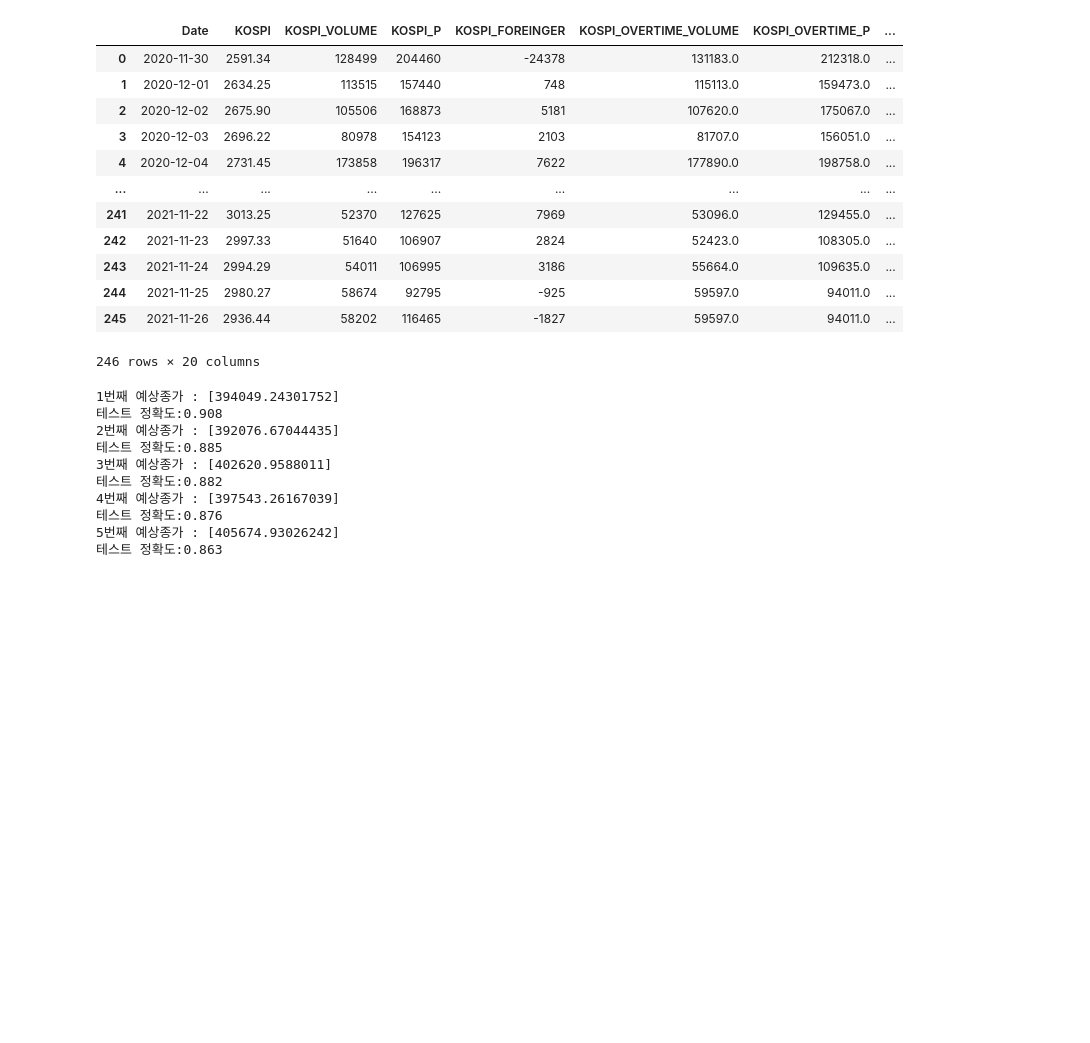
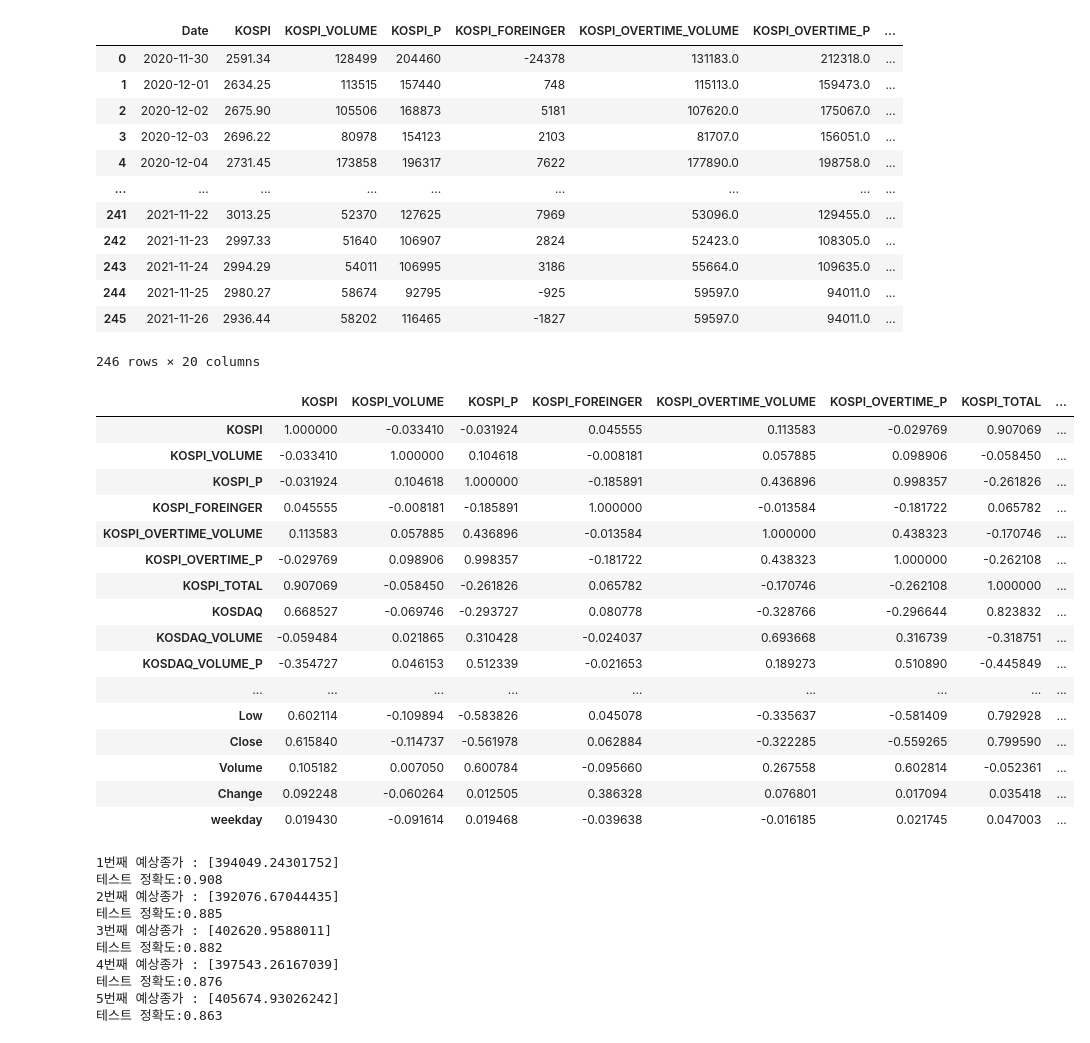
Before and after one commit to joniekwon/dacon, a Jupyter notebook: stock_close_prediction_competition/주식 종가 예측 경진대회 private 37.ipynb, the cells around one changed output. Cells and saved outputs as stored; diff of their text form; code cells hidden in the pictures; blank space fills up the shorter version.

```diff
--- a/stock_close_prediction_competition/주식 종가 예측 경진대회 private 37.ipynb
+++ b/stock_close_prediction_competition/주식 종가 예측 경진대회 private 37.ipynb
@@ -124,6 +124,26 @@ train_X = data.iloc[:-1,:]
 train_y = data.iloc[1:,:]
 x_pred = data.iloc[-1:,:]
 x_pred = x_pred.drop(columns=['Date','weeknum'])
+# %%
+data.corr()
+# %% [output]
+|  | KOSPI | KOSPI_VOLUME | KOSPI_P | KOSPI_FOREINGER | KOSPI_OVERTIME_VOLUME | KOSPI_OVERTIME_P | KOSPI_TOTAL | ... |
+| KOSPI | 1.000000 | -0.033410 | -0.031924 | 0.045555 | 0.113583 | -0.029769 | 0.907069 | ... |
+| KOSPI_VOLUME | -0.033410 | 1.000000 | 0.104618 | -0.008181 | 0.057885 | 0.098906 | -0.058450 | ... |
+| KOSPI_P | -0.031924 | 0.104618 | 1.000000 | -0.185891 | 0.436896 | 0.998357 | -0.261826 | ... |
+| KOSPI_FOREINGER | 0.045555 | -0.008181 | -0.185891 | 1.000000 | -0.013584 | -0.181722 | 0.065782 | ... |
+| KOSPI_OVERTIME_VOLUME | 0.113583 | 0.057885 | 0.436896 | -0.013584 | 1.000000 | 0.438323 | -0.170746 | ... |
+| KOSPI_OVERTIME_P | -0.029769 | 0.098906 | 0.998357 | -0.181722 | 0.438323 | 1.000000 | -0.262108 | ... |
+| KOSPI_TOTAL | 0.907069 | -0.058450 | -0.261826 | 0.065782 | -0.170746 | -0.262108 | 1.000000 | ... |
+| KOSDAQ | 0.668527 | -0.069746 | -0.293727 | 0.080778 | -0.328766 | -0.296644 | 0.823832 | ... |
+| KOSDAQ_VOLUME | -0.059484 | 0.021865 | 0.310428 | -0.024037 | 0.693668 | 0.316739 | -0.318751 | ... |
+| KOSDAQ_VOLUME_P | -0.354727 | 0.046153 | 0.512339 | -0.021653 | 0.189273 | 0.510890 | -0.445849 | ... |
+| ... | ... | ... | ... | ... | ... | ... | ... | ... |
+| Low | 0.602114 | -0.109894 | -0.583826 | 0.045078 | -0.335637 | -0.581409 | 0.792928 | ... |
+| Close | 0.615840 | -0.114737 | -0.561978 | 0.062884 | -0.322285 | -0.559265 | 0.799590 | ... |
+| Volume | 0.105182 | 0.007050 | 0.600784 | -0.095660 | 0.267558 | 0.602814 | -0.052361 | ... |
+| Change | 0.092248 | -0.060264 | 0.012505 | 0.386328 | 0.076801 | 0.017094 | 0.035418 | ... |
+| weekday | 0.019430 | -0.091614 | 0.019468 | -0.039638 | -0.016185 | 0.021745 | 0.047003 | ... |
 # %%
 from sklearn.ensemble import RandomForestRegressor
 for i in range(1,6):
```
